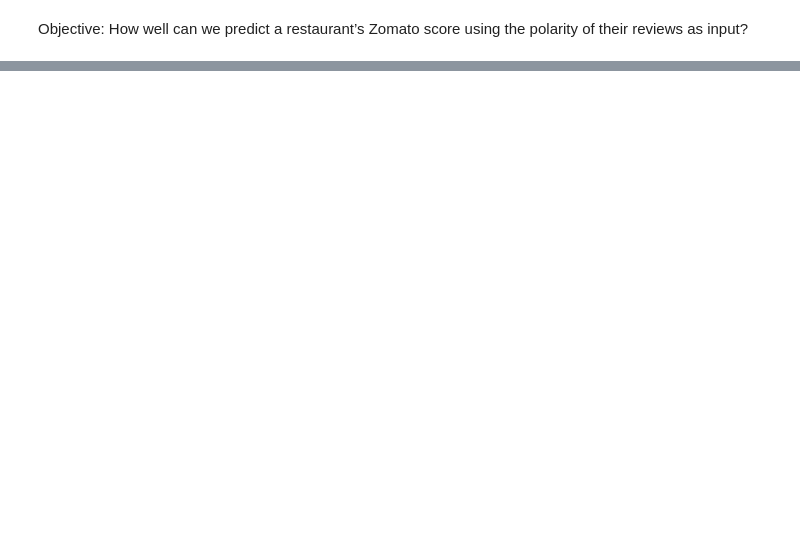
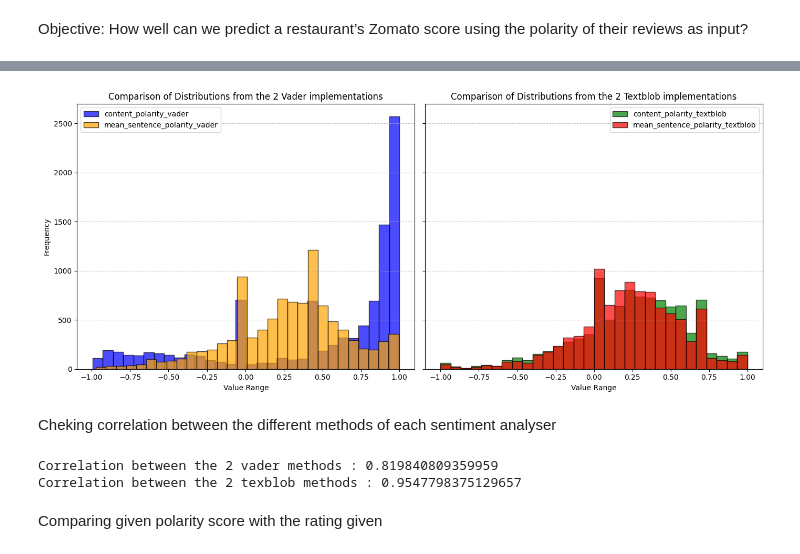
Before and after one commit to C-ph3r/Hyderabadi-Word-Soup, a Jupyter notebook: sentiment_analysis/sentiment_analysis_model.ipynb, the cells around one changed output, grey strips where cells are left out. Cells and saved outputs as stored; diff of their text form; code cells hidden in the pictures; blank space fills up the shorter version.

```diff
--- a/sentiment_analysis/sentiment_analysis_model.ipynb
+++ b/sentiment_analysis/sentiment_analysis_model.ipynb
@@ -377,0 +239,37 @@ reviews.describe()
+# %%
+fig, axes = plt.subplots(1, 2, figsize=(14, 6), sharey=True)
+
+# Histogram for columns 'a' and 'b'
+axes[0].hist(reviews["content_polarity_vader"], bins=30, alpha=0.7, label="content_polarity_vader", color='blue', edgecolor='black')
+axes[0].hist(reviews["mean_sentence_polarity_vader"], bins=30, alpha=0.7, label="mean_sentence_polarity_vader", color='orange', edgecolor='black')
+axes[0].set_title("Comparison of Distributions from the 2 Vader implementations")
+axes[0].set_xlabel("Value Range")
+axes[0].set_ylabel("Frequency")
+axes[0].legend()
+axes[0].grid(axis='y', linestyle='--', alpha=0.7)
+
+# Histogram for columns 'c' and 'd'
+axes[1].hist(reviews["content_polarity_textblob"], bins=30, alpha=0.7, label="content_polarity_textblob", color='green', edgecolor='black')
+axes[1].hist(reviews["mean_sentence_polarity_textblob"], bins=30, alpha=0.7, label="mean_sentence_polarity_textblob", color='red', edgecolor='black')
+axes[1].set_title("Comparison of Distributions from the 2 Textblob implementations")
+axes[1].set_xlabel("Value Range")
+axes[1].legend()
+axes[1].grid(axis='y', linestyle='--', alpha=0.7)
+
+plt.tight_layout()
+plt.show()
+# %% [output]
+[figure, added]
+# %% [markdown]
+Cheking correlation between the different methods of each sentiment analyser
+# %%
+pearson_r_vader, p_value_vader = pearsonr(reviews["mean_sentence_polarity_vader"],reviews["content_polarity_vader"])
+pearson_r_texblob, p_value_texblob= pearsonr(reviews["mean_sentence_polarity_textblob"],reviews["content_polarity_textblob"])
+
+print(f"Correlation between the 2 vader methods : {pearson_r_vader}")
+print(f"Correlation between the 2 texblob methods : {pearson_r_texblob}")
+# %% [output]
+Correlation between the 2 vader methods : 0.819840809359959
+Correlation between the 2 texblob methods : 0.9547798375129657
+# %% [markdown]
+Comparing given polarity score with the rating given
```
Also changed, not shown: parts of 73 cells of this notebook.
